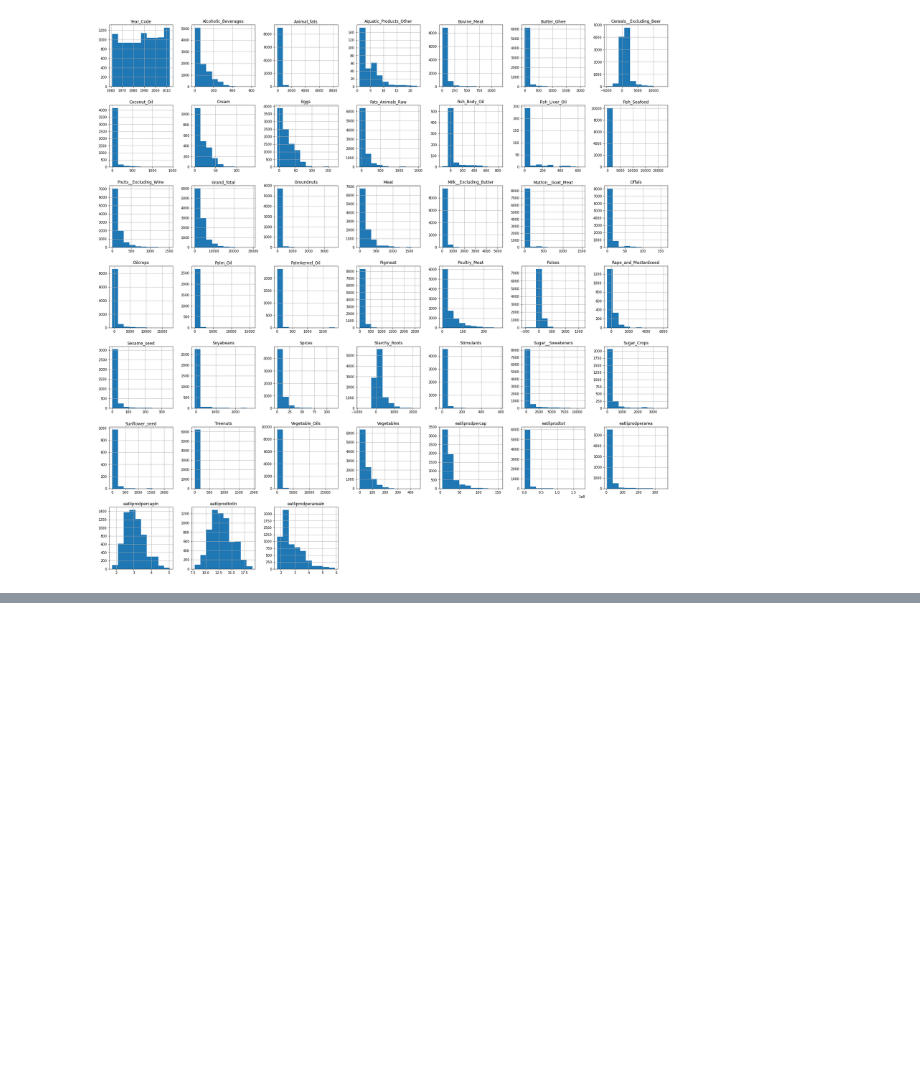
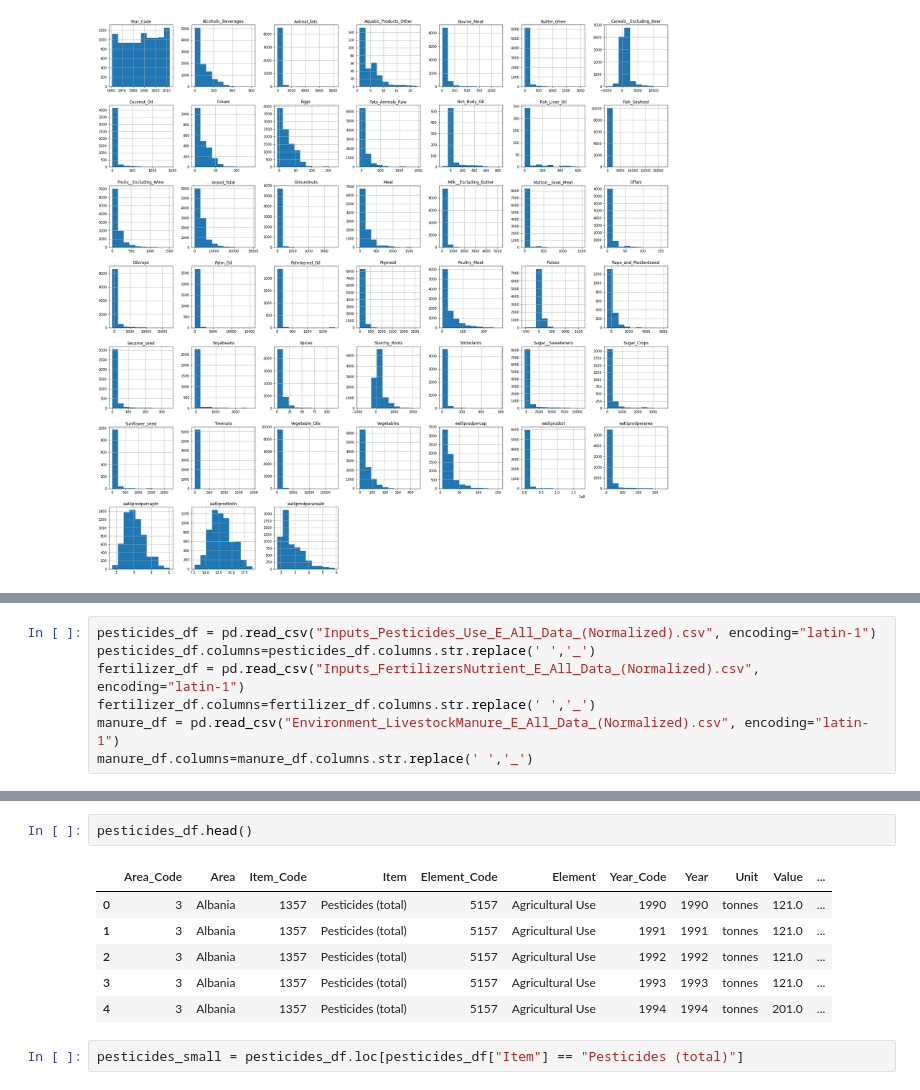
Before and after one commit to Michael-Suttle/assignment_2, a Jupyter notebook: Part_01.ipynb, the cells around one changed output, grey strips where cells are left out. Drawn from its saved outputs; the diff is of its cells as text; blank space fills up the shorter version.

```diff
--- a/Part_01.ipynb
+++ b/Part_01.ipynb
@@ -1024,0 +865,7 @@ Notes:
+# %%
+pesticides_df = pd.read_csv("Inputs_Pesticides_Use_E_All_Data_(Normalized).csv", encoding="latin-1")
+pesticides_df.columns=pesticides_df.columns.str.replace(' ','_')
+fertilizer_df = pd.read_csv("Inputs_FertilizersNutrient_E_All_Data_(Normalized).csv", encoding="latin-1")
+fertilizer_df.columns=fertilizer_df.columns.str.replace(' ','_')
+manure_df = pd.read_csv("Environment_LivestockManure_E_All_Data_(Normalized).csv", encoding="latin-1")
+manure_df.columns=manure_df.columns.str.replace(' ','_')
@@ -1024,0 +894,11 @@ Notes:
+# %%
+pesticides_df.head()
+# %% [output]
+|  | Area_Code | Area | Item_Code | Item | Element_Code | Element | Year_Code | Year | Unit | Value | ... |
+| 0 | 3 | Albania | 1357 | Pesticides (total) | 5157 | Agricultural Use | 1990 | 1990 | tonnes | 121.0 | ... |
+| 1 | 3 | Albania | 1357 | Pesticides (total) | 5157 | Agricultural Use | 1991 | 1991 | tonnes | 121.0 | ... |
+| 2 | 3 | Albania | 1357 | Pesticides (total) | 5157 | Agricultural Use | 1992 | 1992 | tonnes | 121.0 | ... |
+| 3 | 3 | Albania | 1357 | Pesticides (total) | 5157 | Agricultural Use | 1993 | 1993 | tonnes | 121.0 | ... |
+| 4 | 3 | Albania | 1357 | Pesticides (total) | 5157 | Agricultural Use | 1994 | 1994 | tonnes | 201.0 | ... |
+# %%
+pesticides_small = pesticides_df.loc[pesticides_df["Item"] == "Pesticides (total)"]
```
Also changed, not shown: parts of 101 cells of this notebook.
